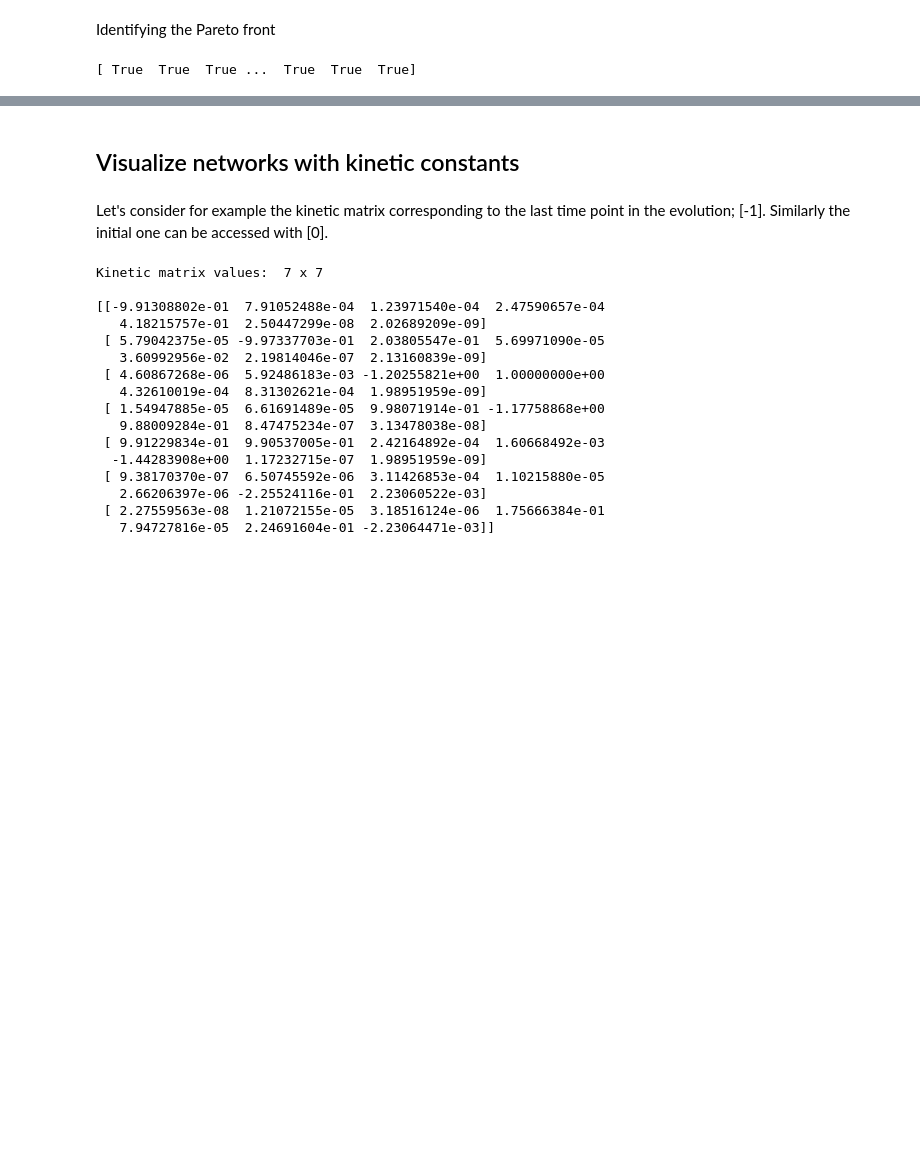
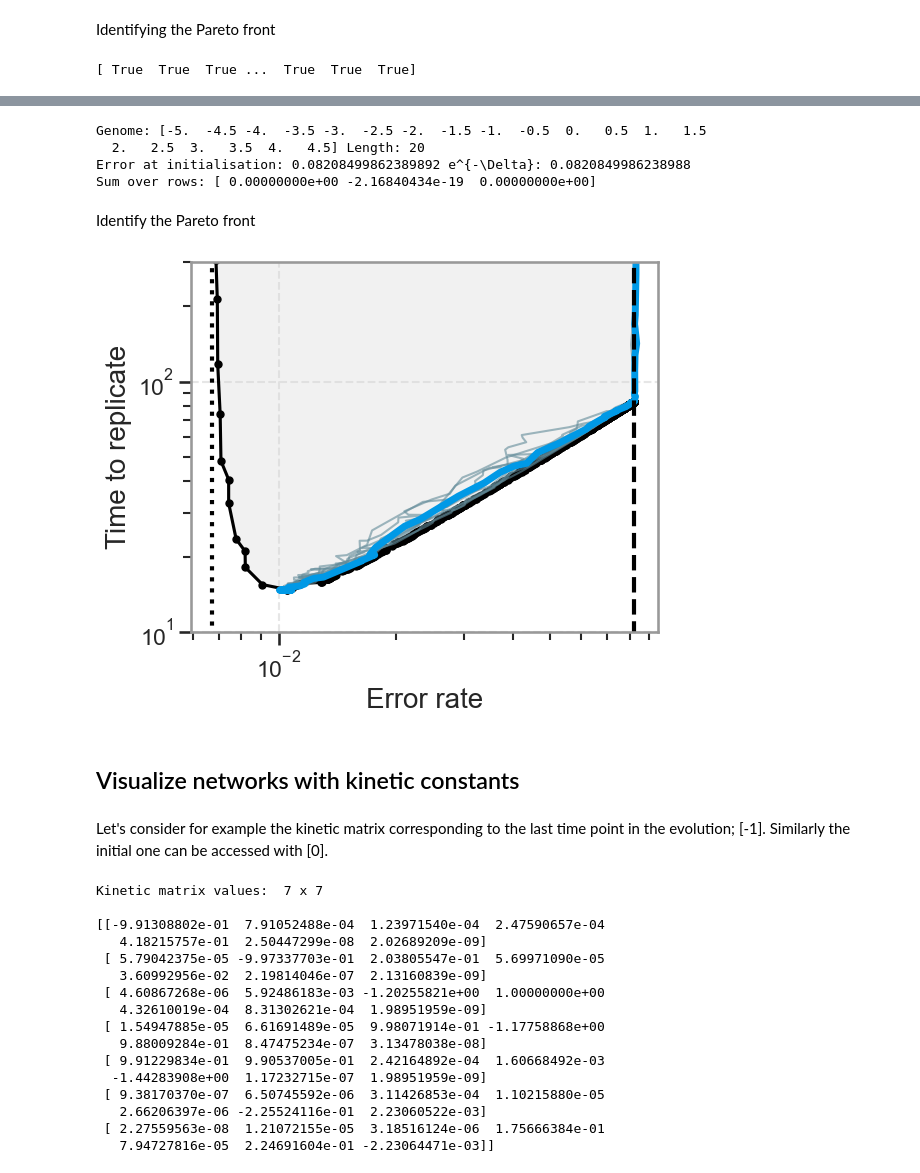
Before and after one commit to riccardoravasio/evolution-of-error-correction, a Jupyter notebook: kinetic_proofreading/20241112 Random network copier.ipynb, the cells around one changed output, grey strips where cells are left out. Drawn from its saved outputs; the diff is of its cells as text; code cells hidden in the pictures; blank space fills up the shorter version.

```diff
--- a/kinetic_proofreading/20241112 Random network copier.ipynb
+++ b/kinetic_proofreading/20241112 Random network copier.ipynb
@@ -483,0 +560,80 @@ FileNotFoundError: [Errno 2] No such file or directory: 'N_3_50_trajs.pickle'
+# %%
+eps_v, eps_b, p_0, end, V, B, mu, k_r, k_w, V_0, B_0, mu_0 = initialise_network(N, delta, init, size, dsize, maxsize)
+
+track_errorsp, track_fptsp = [ [] for i in range(2)]
+
+n_scatter = int(1e6)
+for i in range(n_scatter):
+
+    k_r, k_w, V_r, B_r, mu_r = initialise_k_phi(V, B, mu, N, eps_v, eps_b)
+
+    f = error(k_r, k_w, N, init, end).item()
+    g = firstpt(copy.copy(k_r), p_0, N, end).item()
+    if (f <= np.exp(-delta))*(g < 1e3):
+        track_errorsp.append(f)
+        track_fptsp.append(g)
+# %% [output]
+Genome: [-5.  -4.5 -4.  -3.5 -3.  -2.5 -2.  -1.5 -1.  -0.5  0.   0.5  1.   1.5
+  2.   2.5  3.   3.5  4.   4.5] Length: 20
+Error at initialisation: 0.08208499862389892 e^{-\Delta}: 0.0820849986238988
+Sum over rows: [ 0.00000000e+00 -2.16840434e-19  0.00000000e+00]
+# %%
+trajs = [track_errorsp, track_fptsp]
+x = trajs[0]
+y = np.asarray(trajs[1])+t_stall*np.asarray(trajs[0])
+
+xx = np.asarray(x)
+yy = np.asarray(y)
+xy = np.concatenate([xx, yy]).reshape(2, len(xx)).T
+# %% [markdown]
+Identify the Pareto front
+# %%
+pareto = identify_U_shaped_pareto(xy)
+idx_pareto_sorted = np.argsort(xy[pareto,0])
+pareto_sorted = pareto[idx_pareto_sorted]
+# %%
+fig, ax = plt.subplots(1, 1, figsize=(6, 5))
+
+plt.plot(xy[pareto_sorted,0], xy[pareto_sorted,1], '-o', color='black', markersize=5)
+
+x_pareto = xy[pareto_sorted,0]
+y_pareto = xy[pareto_sorted,1]
+x_left = np.exp(-delta)
+# Create closed polygon: follow Pareto front, go up at right end, go left along top, go down at left, close
+fill_x3 = np.concatenate([x_pareto, [x_pareto[-1], x_left, x_left, x_pareto[0]]])
+fill_y3 = np.concatenate([y_pareto, [1e3, 1e3, y_pareto[0], y_pareto[0]]])
+plt.fill(fill_x3, fill_y3, color='lightgray', alpha=0.3)
+
+trace = 4
+for s in range(0,n_samples):
+    if s != trace:
+        ax.plot(track_error_s[s], np.asarray(track_fpt_s[s])+t_stall*np.asarray(track_error_s[s]), '-', color=pal.wesanderson.Darjeeling2_5.mpl_colors[1], \
+            linewidth=1.5, alpha=0.6, rasterized=False)
+s = trace
+ax.plot(track_error_s[s],  np.asarray(track_fpt_s[s])+t_stall*np.asarray(track_error_s[s]), '-', color=pal.wesanderson.Zissou_5.mpl_colors[0], \
+        linewidth=5, rasterized=False)
+
+ylim = ax.get_ylim()
+ax.plot([np.exp(-delta), np.exp(-delta)], ylim, '--', color = 'black', linewidth=3, label=r'$e^{-\Delta}$')
+ax.plot([np.exp(-(N-int(N/2))*delta), np.exp(-(N-int(N/2))*delta)], ylim, ':', color = 'black', linewidth=3, \
+        label=r'$e^{-%d\Delta}$'%(N-int(N/2)))
+ax.set_xlabel('Error rate')
+ax.set_ylabel(r'Time to replicate')
+
+ax.set_xscale('log')
+ax.set_yscale('log')
+
+#ax.set_xlim([4.4e-1, 6.8e-1])
+ax.set_ylim([1e1, 3e2])
+
+plt.tight_layout()
+# Save as publication-ready PDF with editable text for Illustrator
+# plt.savefig('pareto_front_N%d_tstall%d_T_%d.pdf' % (N, t_stall, T),
+#             format='pdf',
+#             dpi=300,
+#             bbox_inches='tight',
+#             pad_inches=0.1,
+#             transparent=False)
+plt.show()
+# %% [output]
+[figure, added]
```
Also changed, not shown: parts of 31 cells of this notebook, 2 other files.
